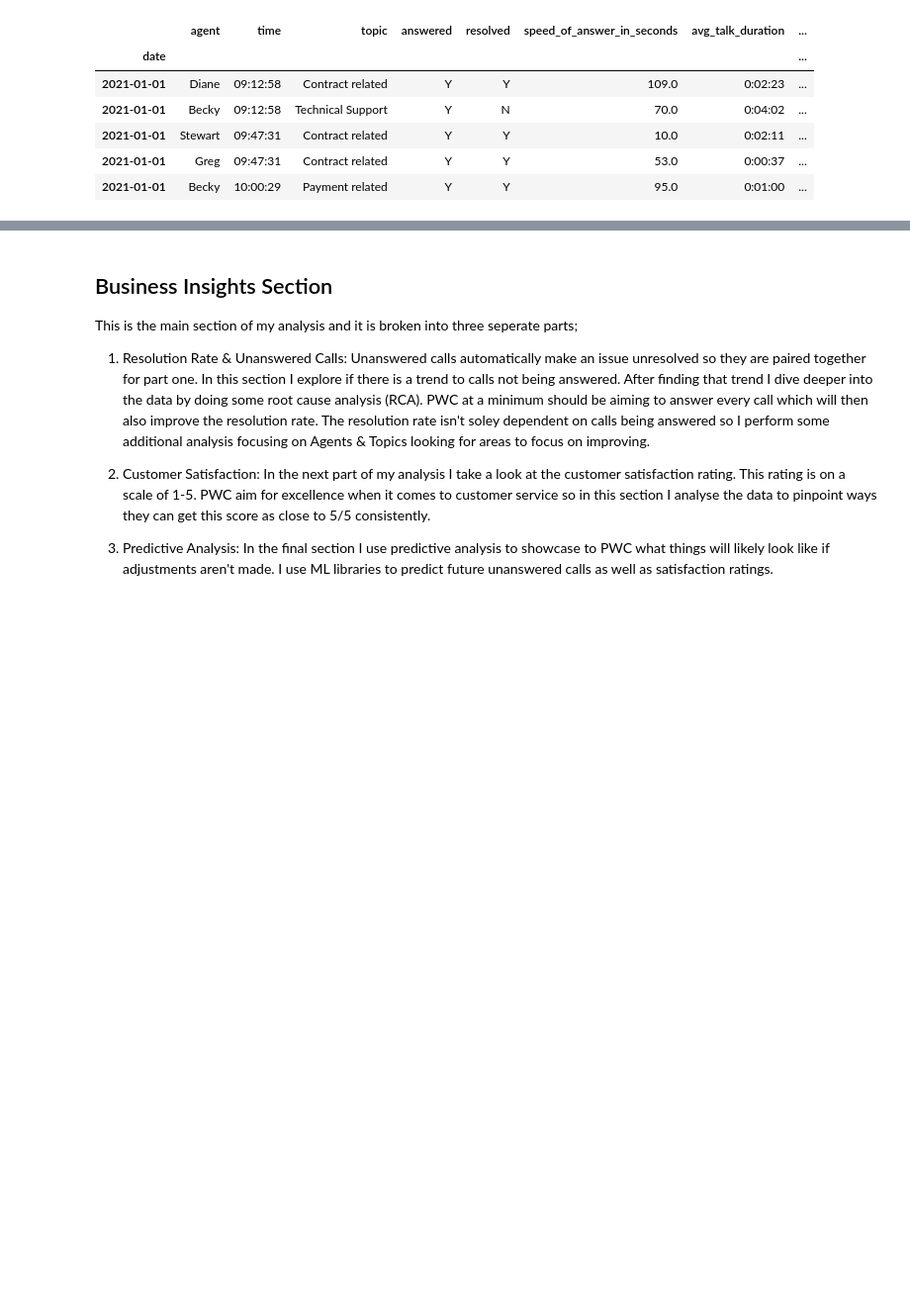
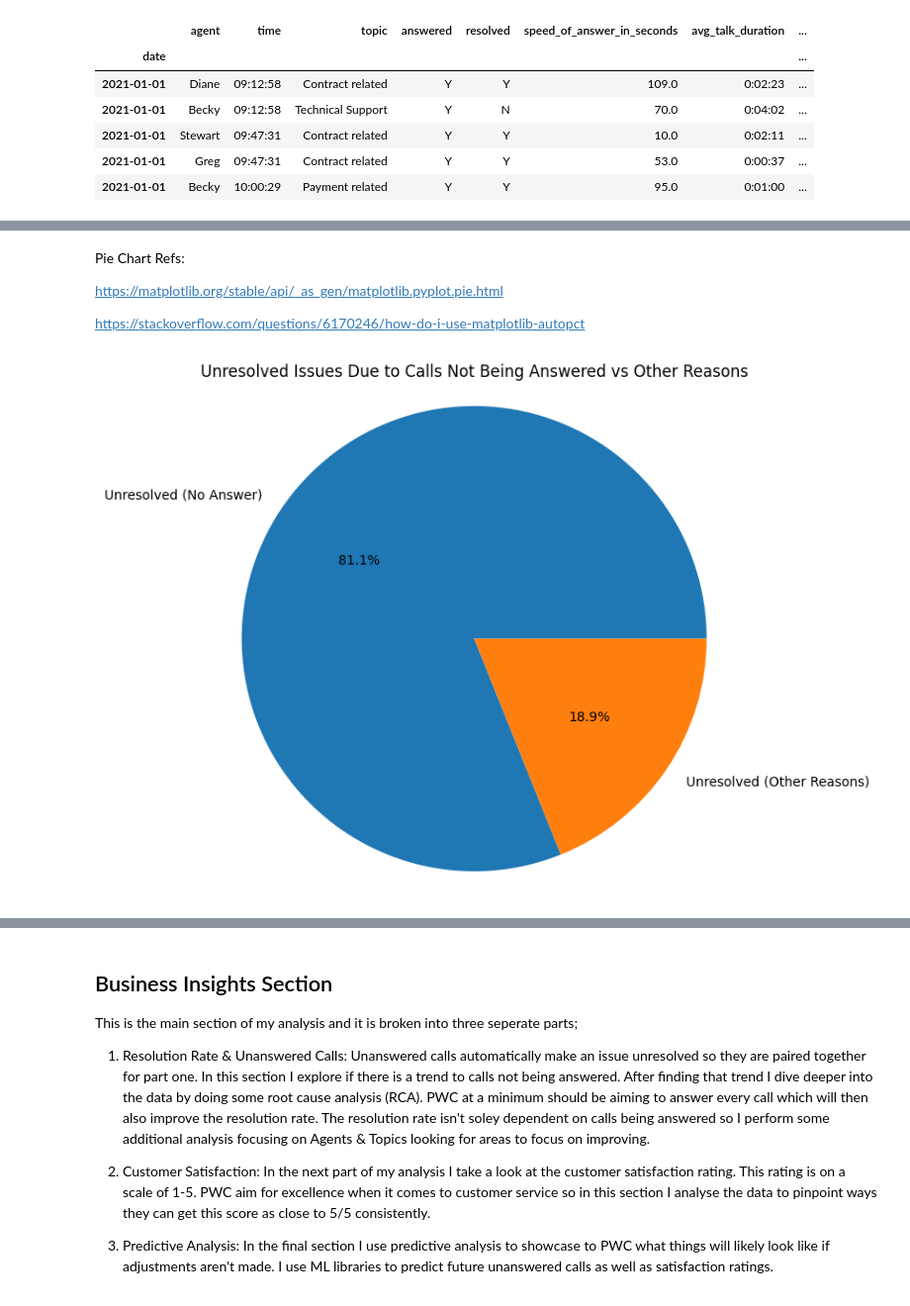
Before and after one commit to daveysull/PFDA, a Jupyter notebook: project/project.ipynb, the cells around one changed output, grey strips where cells are left out. Shown at 99% size. Cells and saved outputs as stored; diff of their text form; code cells hidden in the pictures; blank space fills up the shorter version.

```diff
--- a/project/project.ipynb
+++ b/project/project.ipynb
@@ -237,0 +270,24 @@ df.head()
+# %% [markdown]
+Pie Chart Refs:
+
+https://matplotlib.org/stable/api/_as_gen/matplotlib.pyplot.pie.html
+
+https://stackoverflow.com/questions/6170246/how-do-i-use-matplotlib-autopct
+# %%
+# Create a new column to track unresolved issues due to calls not being answered
+df['unresolved_due_to_no_answer'] = (df['answered'] == 'N') & (df['resolved'] == 'N')
+
+# Count unresolved issues due to no answer vs other reasons
+unresolved_counts = df['unresolved_due_to_no_answer'].value_counts()
+
+# Map True/False to labels
+labels = ['Unresolved (No Answer)', 'Unresolved (Other Reasons)']
+
+# Plot the pie chart
+plt.figure(figsize=(7, 7))
+plt.pie(unresolved_counts, labels=labels, autopct='%.1f%%')
+plt.title('Unresolved Issues Due to Calls Not Being Answered vs Other Reasons')
+plt.axis('equal')  # Equal aspect ratio ensures that pie chart is circular.
+plt.show()
+# %% [output]
+[figure, added]
```
Also changed, not shown: parts of 12 cells of this notebook.
